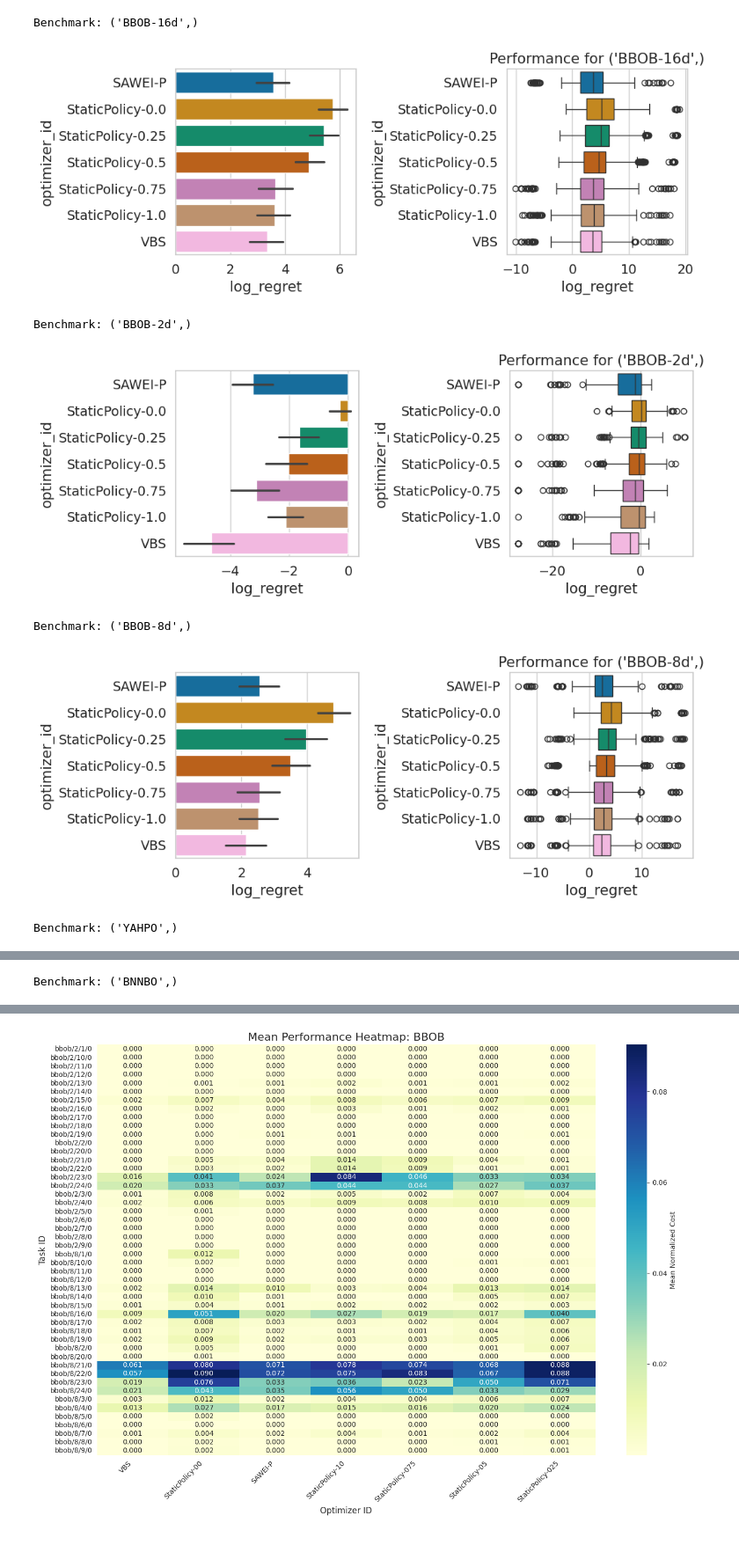
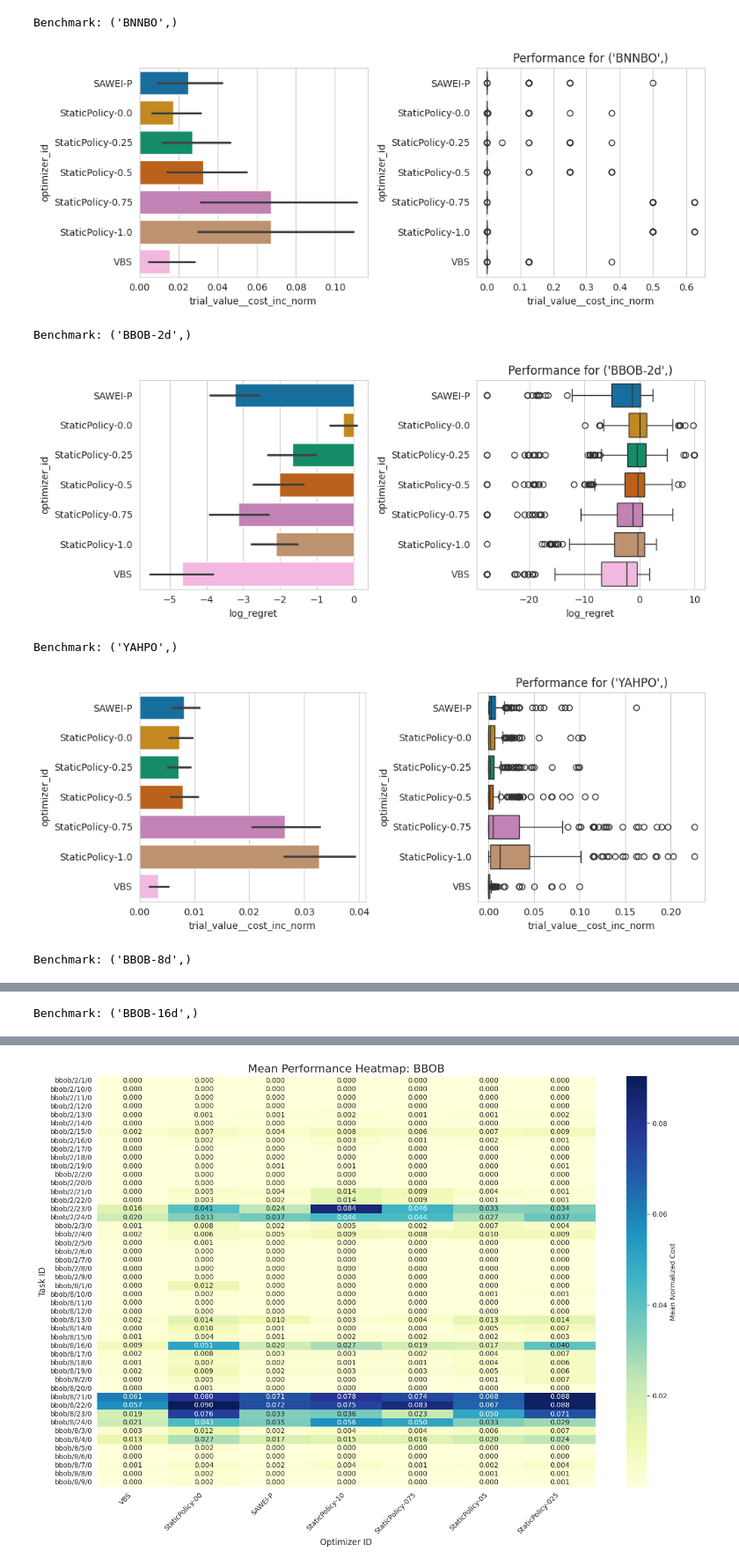
Before and after one commit to automl-private/dacboenv, a Jupyter notebook: notebooks/static_perf.ipynb, the cells around one changed output, grey strips where cells are left out. Shown at 88% size. Cells and saved outputs as stored; diff of their text form; code cells hidden in the pictures.

```diff
--- a/notebooks/static_perf.ipynb
+++ b/notebooks/static_perf.ipynb
@@ -171,16 +158,13 @@ import seaborn as sns
 import matplotlib.pyplot as plt
 from carps.analysis.utils import setup_seaborn, filter_only_final_performance
 
-setup_seaborn(font_scale=1.25)
+setup_seaborn()
 
 dfp = df[["benchmark_id", "optimizer_id", "task_id", "seed", "trial_value__cost_inc", "trial_value__cost_inc_norm", "n_trials_norm", "log_regret"]]
 dfp = filter_only_final_performance(dfp)
 
 for benchmark_id, gdf in dfp.group_by("benchmark_id"):
     print(f"Benchmark: {benchmark_id}")
-
-    if benchmark_id[0].startswith("BNNBO"):
-        continue
 
     key_performance = "log_regret" if benchmark_id[0].startswith("BBOB") else "trial_value__cost_inc_norm"
 
@@ -191,38 +175,37 @@ for benchmark_id, gdf in dfp.group_by("benchmark_id"):
     # 2. Convert to Pandas for Seaborn
     # (Seaborn often handles categorical ordering better from explicit lists)
     plot_data = gdf_sorted.to_pandas()
 
     # 3. Plot
     fig = plt.figure(figsize=(10, 4))
     axes = fig.subplots(nrows=1, ncols=2)
     sns.barplot(
         data=plot_data,
         x=key_performance,
         y="optimizer_id",
         hue="optimizer_id",
         # This ensures the order of the Y-axis matches the sorted DataFrame
         order=plot_data["optimizer_id"].unique(),
         ax=axes[0]
     )
     sns.boxplot(
         data=plot_data,
         x=key_performance,
         y="optimizer_id",
         hue="optimizer_id",
         # This ensures the order of the Y-axis matches the sorted DataFrame
         order=plot_data["optimizer_id"].unique(),
         ax=axes[1]
     )
 
     plt.title(f"Performance for {benchmark_id}")
     plt.tight_layout()
-    plt.savefig(f"figures/results_automl/performance_{benchmark_id}.pdf", bbox_inches="tight")
     plt.show()
 # %% [output]
-Benchmark: ('BBOB-16d',)
+Benchmark: ('BNNBO',)
-[figure, old version]
+[figure, new version]
 Benchmark: ('BBOB-2d',)
-[figure, old version]
+[figure, new version]
-Benchmark: ('BBOB-8d',)
+Benchmark: ('YAHPO',)
-[figure, old version]
+[figure, new version]
-Benchmark: ('YAHPO',)
+Benchmark: ('BBOB-8d',)
@@ -230 +213 @@ Benchmark: ('YAHPO',)
-Benchmark: ('BNNBO',)
+Benchmark: ('BBOB-16d',)
```
Also changed, not shown: parts of 3 cells of this notebook, 7 other files.
